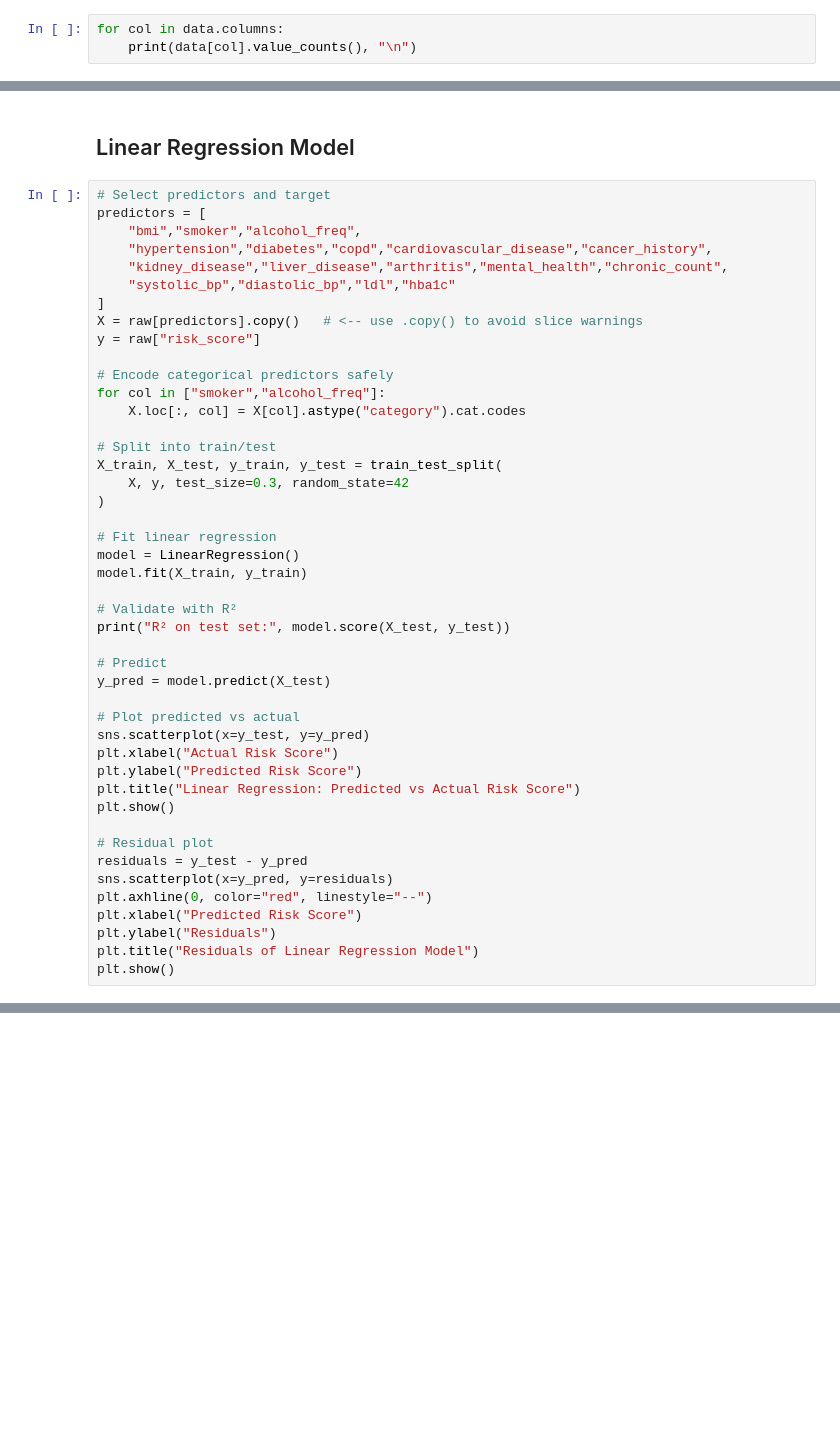
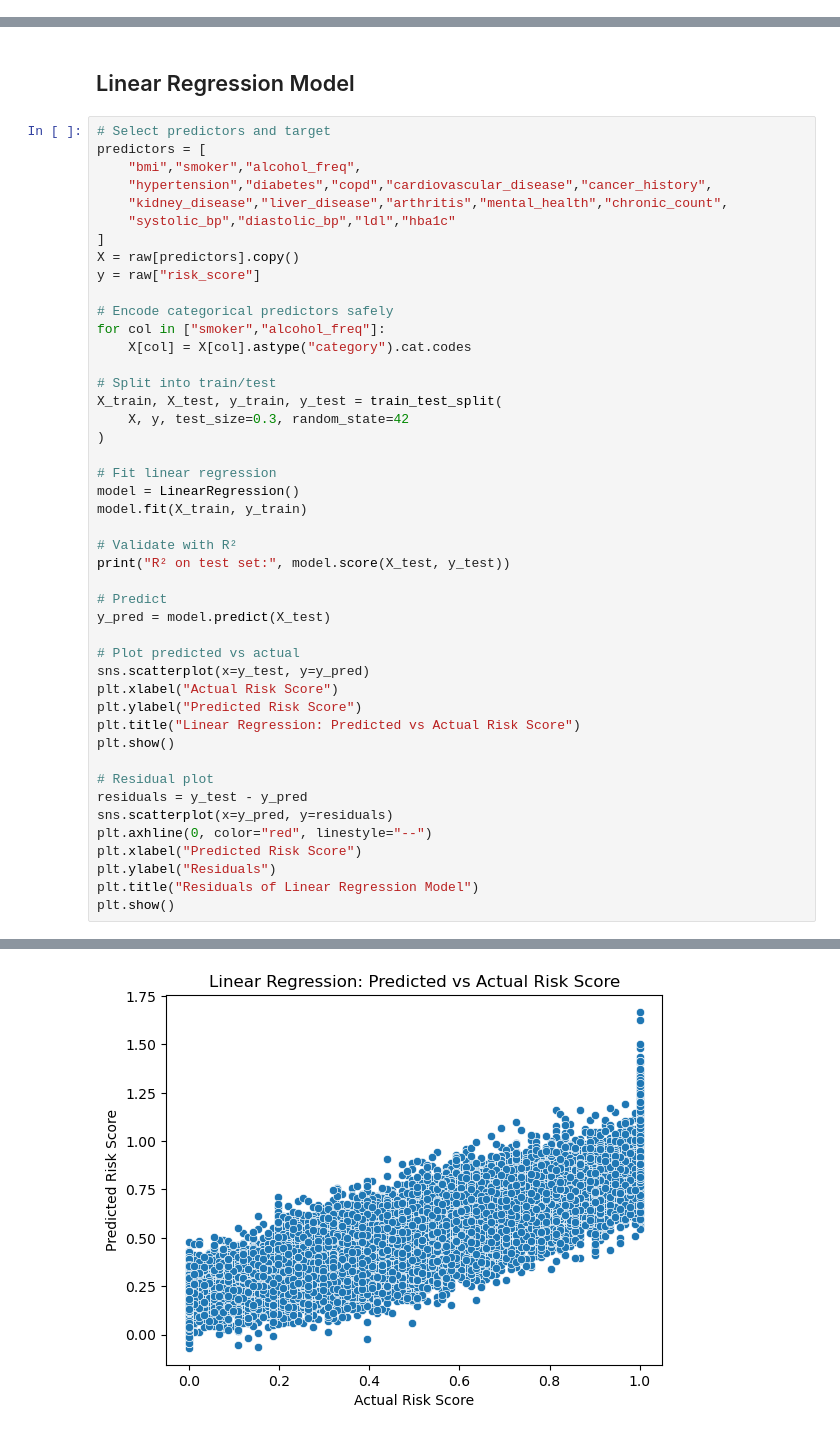
Before and after one commit to Abled773/HI-Risk-Prediction-and-Analysis, a Jupyter notebook: Risk_Analysis_and_Prediction.ipynb, the cells around one changed output, grey strips where cells are left out. Saved outputs shown, nothing was run; the diff lists cells and outputs as text; blank space fills up the shorter version.

```diff
--- a/Risk_Analysis_and_Prediction.ipynb
+++ b/Risk_Analysis_and_Prediction.ipynb
@@ -482,6 +549,3 @@ plt.ylabel("Risk Score")
-# %%
-for col in data.columns:
-    print(data[col].value_counts(), "\n")
 # %% [markdown]
 # Linear Regression Model("HEAVILY IN PROGRESS")
 # %%
@@ -637,12 +782,12 @@ predictors = [
     "kidney_disease","liver_disease","arthritis","mental_health","chronic_count",
     "systolic_bp","diastolic_bp","ldl","hba1c"
 ]
-X = raw[predictors].copy()   # <-- use .copy() to avoid slice warnings
+X = raw[predictors].copy()
 y = raw["risk_score"]
 
 # Encode categorical predictors safely
 for col in ["smoker","alcohol_freq"]:
-    X.loc[:, col] = X[col].astype("category").cat.codes
+    X[col] = X[col].astype("category").cat.codes
 
 # Split into train/test
 X_train, X_test, y_train, y_test = train_test_split(
@@ -674,3 +819,4 @@ plt.xlabel("Predicted Risk Score")
 plt.ylabel("Residuals")
 plt.title("Residuals of Linear Regression Model")
 plt.show()
+# %% [output]
@@ -676,0 +824 @@ plt.show()
+[figure, added]
```
Also changed, not shown: parts of 28 cells of this notebook.
